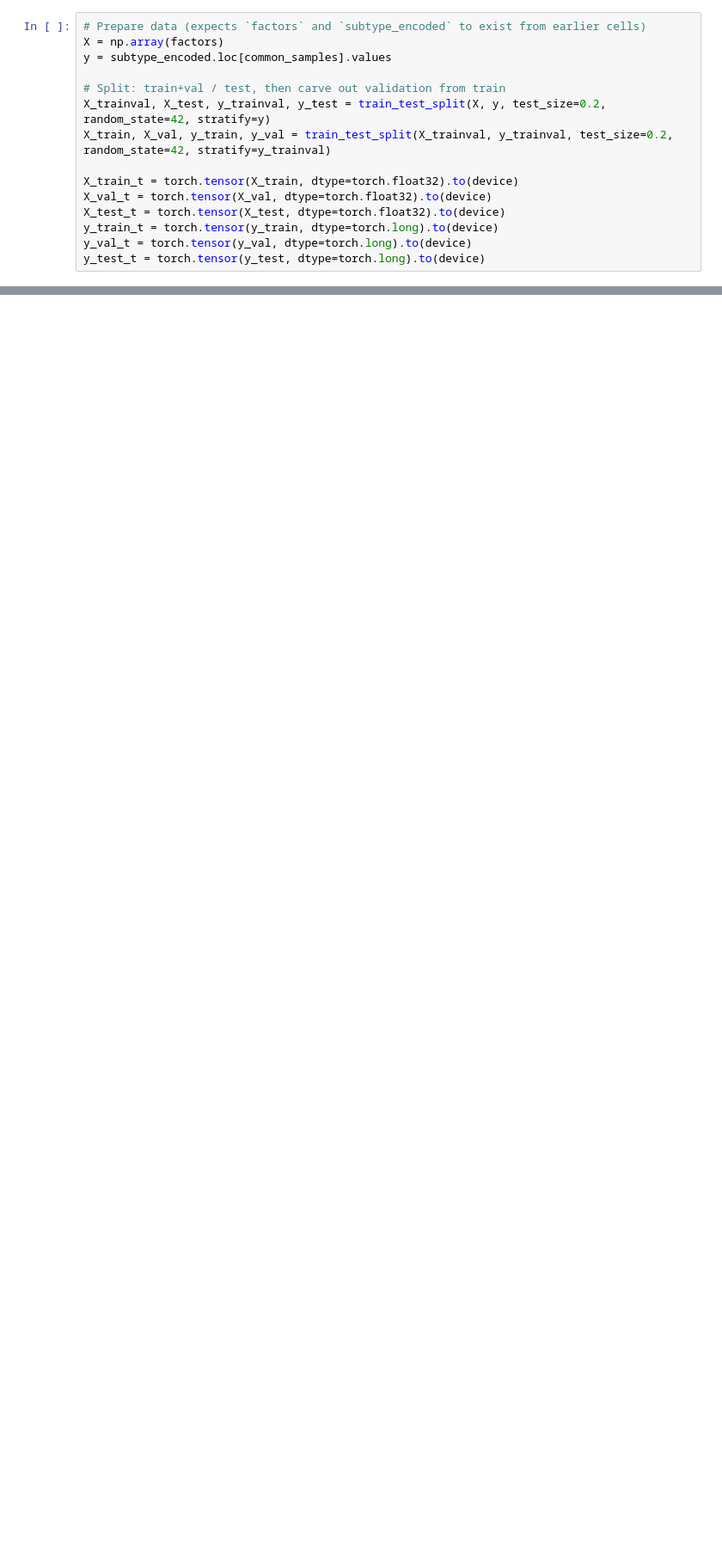
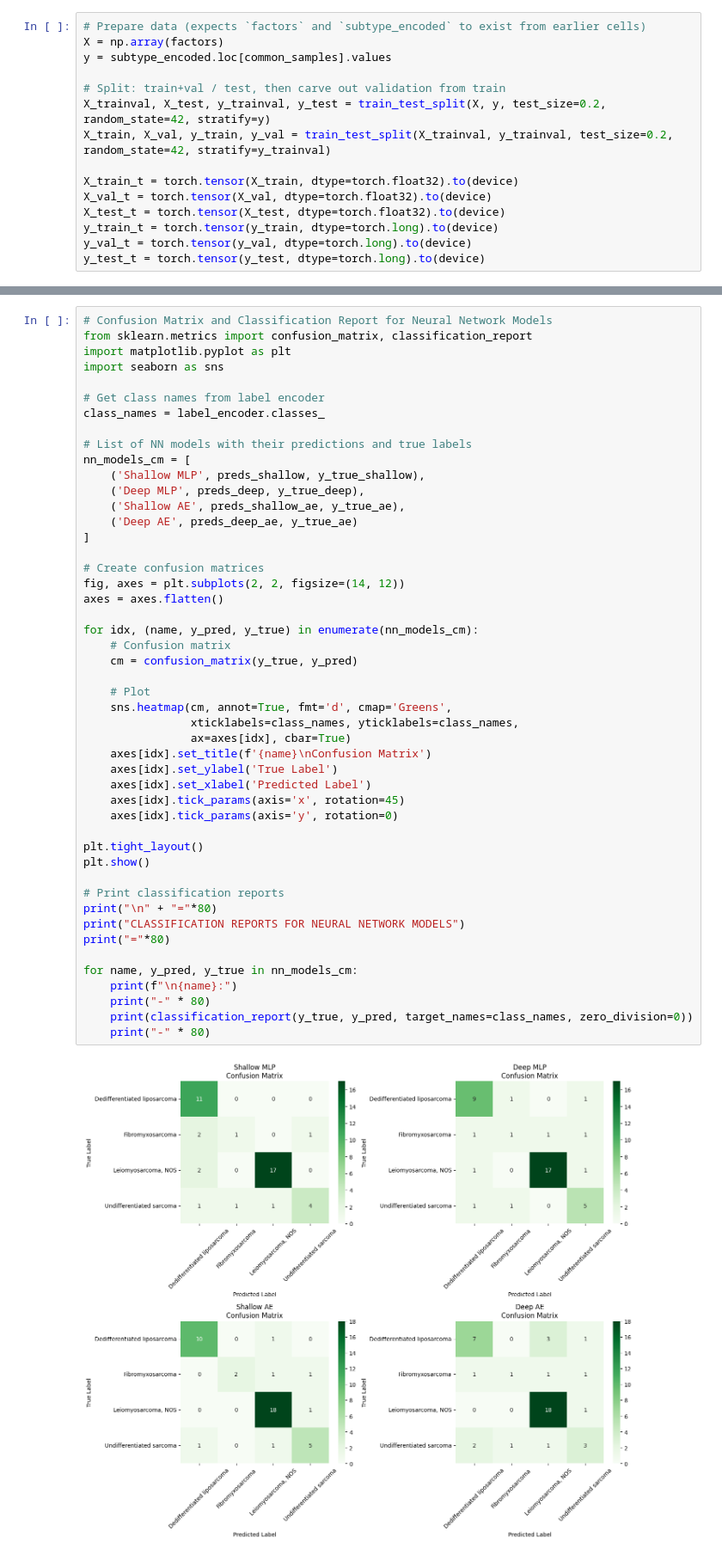
Before and after one commit to Shahriar1638/Multi-omics-Cancer-subtype, a Jupyter notebook: Mofa_with_Nan_pipline.ipynb, the cells around one changed output, grey strips where cells are left out. Shown at 86% size. Drawn from its saved outputs; the diff is of its cells as text; blank space fills up the shorter version.

```diff
--- a/Mofa_with_Nan_pipline.ipynb
+++ b/Mofa_with_Nan_pipline.ipynb
@@ -1197,0 +1284,50 @@ plt.show()
+# %%
+# Confusion Matrix and Classification Report for Neural Network Models
+from sklearn.metrics import confusion_matrix, classification_report
+import matplotlib.pyplot as plt
+import seaborn as sns
+
+# Get class names from label encoder
+class_names = label_encoder.classes_
+
+# List of NN models with their predictions and true labels
+nn_models_cm = [
+    ('Shallow MLP', preds_shallow, y_true_shallow),
+    ('Deep MLP', preds_deep, y_true_deep),
+    ('Shallow AE', preds_shallow_ae, y_true_ae),
+    ('Deep AE', preds_deep_ae, y_true_ae)
+]
+
+# Create confusion matrices
+fig, axes = plt.subplots(2, 2, figsize=(14, 12))
+axes = axes.flatten()
+
+for idx, (name, y_pred, y_true) in enumerate(nn_models_cm):
+    # Confusion matrix
+    cm = confusion_matrix(y_true, y_pred)
+
+    # Plot
+    sns.heatmap(cm, annot=True, fmt='d', cmap='Greens',
+                xticklabels=class_names, yticklabels=class_names,
+                ax=axes[idx], cbar=True)
+    axes[idx].set_title(f'{name}\nConfusion Matrix')
+    axes[idx].set_ylabel('True Label')
+    axes[idx].set_xlabel('Predicted Label')
+    axes[idx].tick_params(axis='x', rotation=45)
+    axes[idx].tick_params(axis='y', rotation=0)
+
+plt.tight_layout()
+plt.show()
+
+# Print classification reports
+print("\n" + "="*80)
+print("CLASSIFICATION REPORTS FOR NEURAL NETWORK MODELS")
+print("="*80)
+
+for name, y_pred, y_true in nn_models_cm:
+    print(f"\n{name}:")
+    print("-" * 80)
+    print(classification_report(y_true, y_pred, target_names=class_names, zero_division=0))
+    print("-" * 80)
+# %% [output]
+[figure, added]
```
Also changed, not shown: parts of 23 cells of this notebook.
